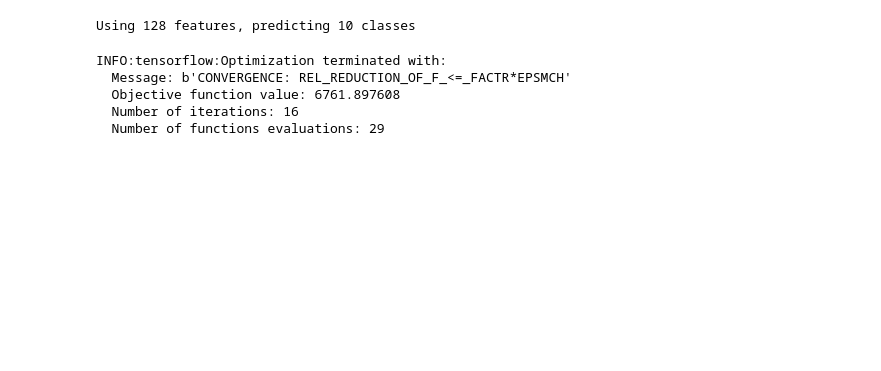
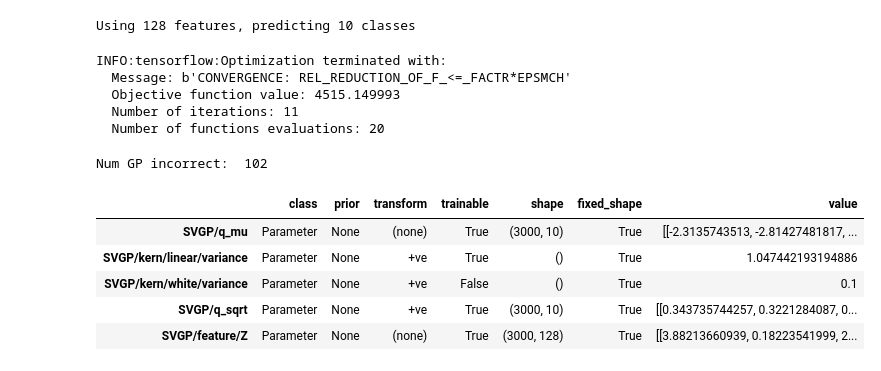
Before and after one commit to flyingsilverfin/CNN_GP_MNIST, a Jupyter notebook: src/N-MNIST.ipynb, the cells around one changed output. Drawn from its saved outputs; the diff is of its cells as text; code cells hidden in the pictures; blank space fills up the shorter version.

```diff
--- a/src/N-MNIST.ipynb
+++ b/src/N-MNIST.ipynb
@@ -36,31 +38,53 @@ print("Using", num_features, "features, predicting", num_classes, "classes")
 
 ys = np.argmax(ys_train_full, axis=1)
 
-full_model = gpflow.models.SVGP(
-    xs_train_full, ys, kern=gpflow.kernels.Matern32(input_dim=num_features) + gpflow.kernels.White(input_dim=num_features, variance=0.2),
+# Matern16, white var=0.1, ::25, minibatch=8k, kern.white.var.train = False, feature.trainable=True
+
+# Matern 32, White var=0.1, ::20, minibatch = 8000, kern.white.variance.trainable = True, feature.trainable = False
+#   Note: this has interesting properties for AWGN results: hybrid model outperforms both. But in other cases not...
+# Best:
+# ! Matern 32, White var=0.1, ::20, minibatch = 8000, kern.white.variance.trainable = False(feature.trainable = True)
+
+# Matern52, White var=0.1, ::25, minibatch=8000, white trainable=False
+
+# Linear, white var=0.1, ::20, minibatch=8k, white trainable =False
+gp_model = gpflow.models.SVGP(
+    xs_train_full, ys, kern=gpflow.kernels.Linear(input_dim=num_features) + gpflow.kernels.White(input_dim=num_features, variance=0.1),
     likelihood=gpflow.likelihoods.MultiClass(num_classes),
-    Z=xs_train_full[::40].copy(),
+    Z=xs_train_full[::20].copy(),
     num_latent=num_classes,
     whiten=True,
     q_diag=True,
-    minibatch_size=5000)
-full_model.kern.white.variance.trainable = False
-full_model.feature.trainable = False
+    minibatch_size=8000)
+gp_model.kern.white.variance.trainable = False
+#gp_model.feature.trainable = False
 # %% [output]
 Using 128 features, predicting 10 classes
 # %%
 opt = gpflow.train.ScipyOptimizer()
-opt.minimize(full_model)
+opt.minimize(gp_model)
 # %% [output]
 INFO:tensorflow:Optimization terminated with:
   Message: b'CONVERGENCE: REL_REDUCTION_OF_F_<=_FACTR*EPSMCH'
-  Objective function value: 6761.897608
-  Number of iterations: 16
-  Number of functions evaluations: 29
+  Objective function value: 4515.149993
+  Number of iterations: 11
+  Number of functions evaluations: 20
 # %%
-(mu, var) = full_model.predict_y(xs_test_full)
-predicted_classes = np.argmax(mu, axis=1)
+(mu, var) = gp_model.predict_y(xs_test_full)
+gp_predicted_classes = np.argmax(mu, axis=1)
 correct_classes = np.argmax(ys_test_full, axis=1)
+print("Num GP incorrect: ", np.count_nonzero(gp_predicted_classes != correct_classes))
+# %% [output]
+Num GP incorrect:  102
+# %%
+gp_model.as_pandas_table()
+# %% [output]
+|  | class | prior | transform | trainable | shape | fixed_shape | value |
+| SVGP/q_mu | Parameter | None | (none) | True | (3000, 10) | True | [[-2.3135743513, -2.81427481817, ... |
+| SVGP/kern/linear/variance | Parameter | None | +ve | True | () | True | 1.047442193194886 |
+| SVGP/kern/white/variance | Parameter | None | +ve | False | () | True | 0.1 |
+| SVGP/q_sqrt | Parameter | None | +ve | True | (3000, 10) | True | [[0.343735744257, 0.3221284087, 0... |
+| SVGP/feature/Z | Parameter | None | (none) | True | (3000, 128) | True | [[3.88213660939, 0.18223541999, 2... |
 # %%
 # get the full CNN
 mnist_cnn = keras.models.load_model('../models/mnist_cnn.h5')
```
Also changed, not shown: parts of 13 cells of this notebook, 1 other file.
